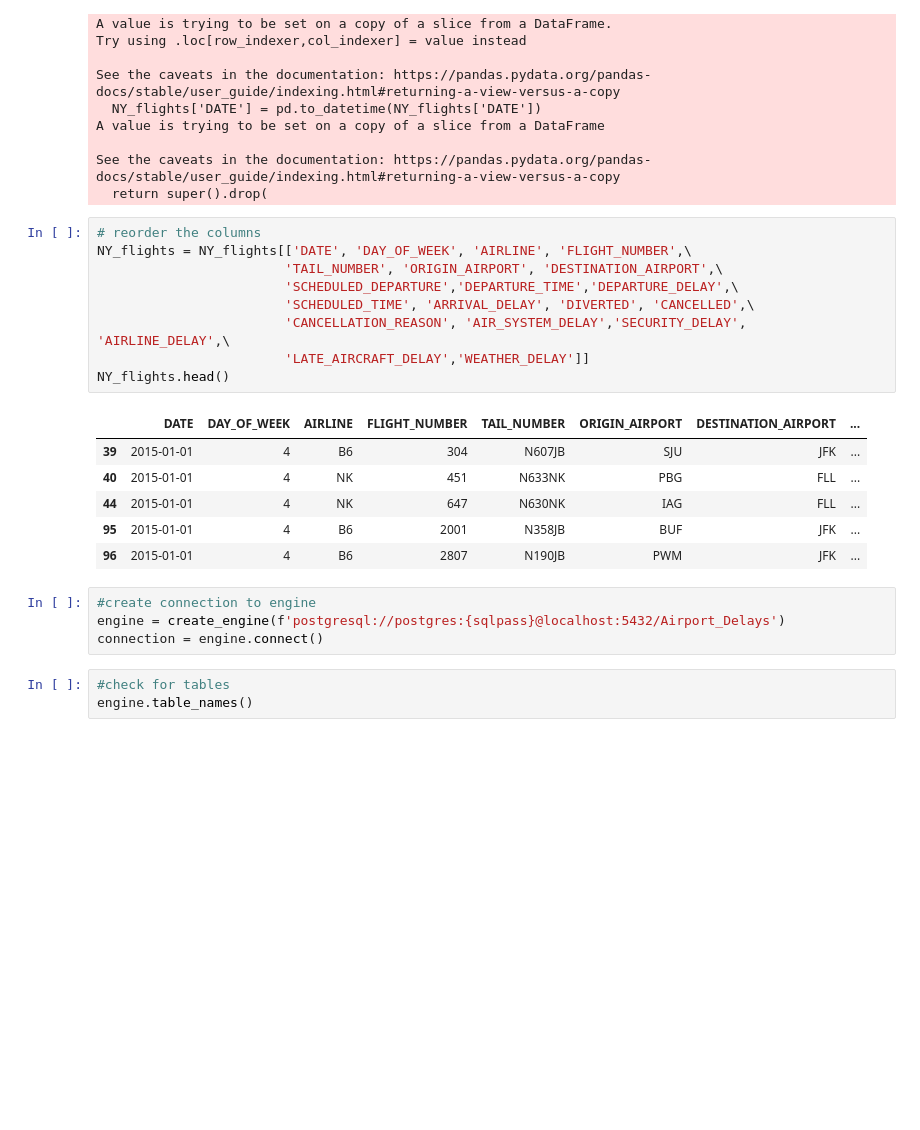
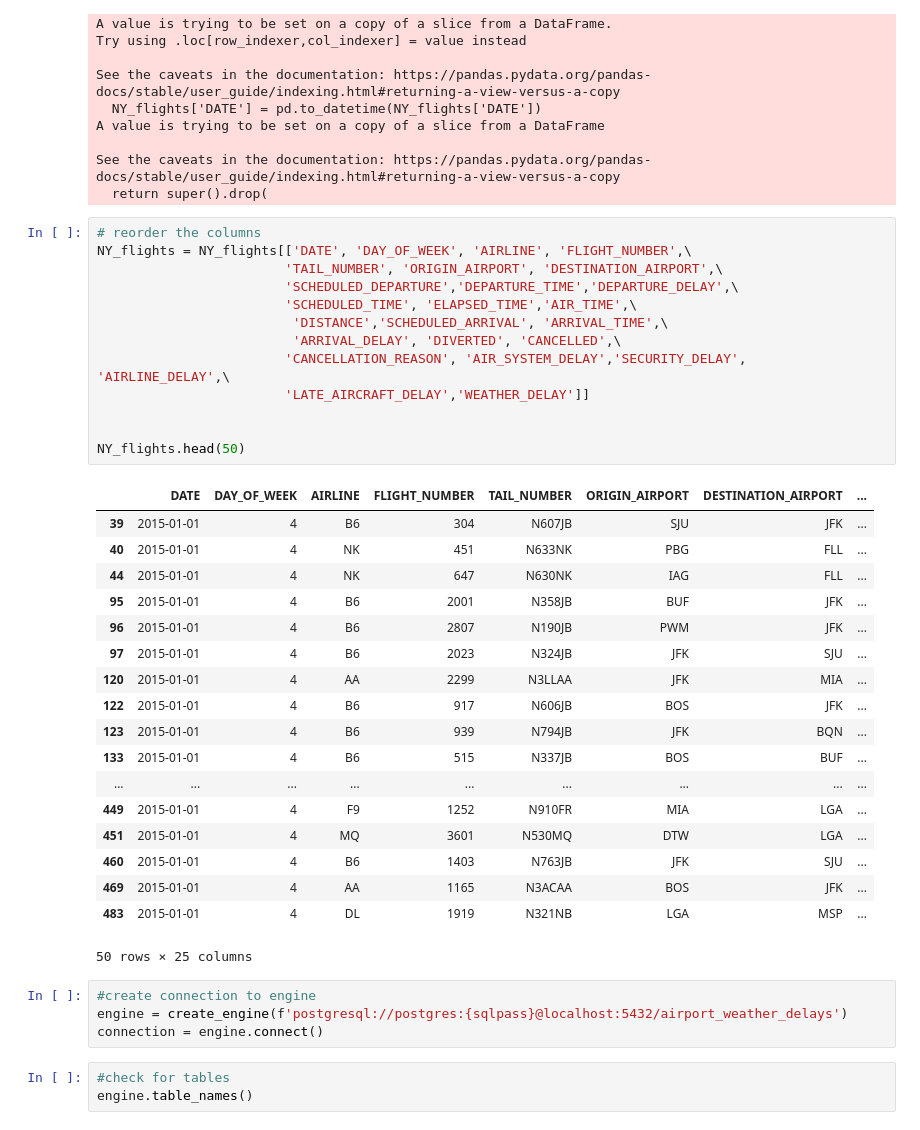
Before and after one commit to KStG1992/ETL_Project, a Jupyter notebook: airport.ipynb, the cells around one changed output. Drawn from its saved outputs; the diff is of its cells as text; blank space fills up the shorter version.

Commit message:
fixed errors on column names

```diff
--- a/airport.ipynb
+++ b/airport.ipynb
@@ -114,22 +107,38 @@ See the caveats in the documentation: https://pandas.pydata.org/pandas-docs/stab
 # %%
 # reorder the columns
 NY_flights = NY_flights[['DATE', 'DAY_OF_WEEK', 'AIRLINE', 'FLIGHT_NUMBER',\
                         'TAIL_NUMBER', 'ORIGIN_AIRPORT', 'DESTINATION_AIRPORT',\
                         'SCHEDULED_DEPARTURE','DEPARTURE_TIME','DEPARTURE_DELAY',\
-                        'SCHEDULED_TIME', 'ARRIVAL_DELAY', 'DIVERTED', 'CANCELLED',\
+                        'SCHEDULED_TIME', 'ELAPSED_TIME','AIR_TIME',\
+                         'DISTANCE','SCHEDULED_ARRIVAL', 'ARRIVAL_TIME',\
+                         'ARRIVAL_DELAY', 'DIVERTED', 'CANCELLED',\
                         'CANCELLATION_REASON', 'AIR_SYSTEM_DELAY','SECURITY_DELAY', 'AIRLINE_DELAY',\
                         'LATE_AIRCRAFT_DELAY','WEATHER_DELAY']]
-NY_flights.head()
+
+
+NY_flights.head(50)
 # %% [output]
 |  | DATE | DAY_OF_WEEK | AIRLINE | FLIGHT_NUMBER | TAIL_NUMBER | ORIGIN_AIRPORT | DESTINATION_AIRPORT | ... |
 | 39 | 2015-01-01 | 4 | B6 | 304 | N607JB | SJU | JFK | ... |
 | 40 | 2015-01-01 | 4 | NK | 451 | N633NK | PBG | FLL | ... |
 | 44 | 2015-01-01 | 4 | NK | 647 | N630NK | IAG | FLL | ... |
 | 95 | 2015-01-01 | 4 | B6 | 2001 | N358JB | BUF | JFK | ... |
 | 96 | 2015-01-01 | 4 | B6 | 2807 | N190JB | PWM | JFK | ... |
+| 97 | 2015-01-01 | 4 | B6 | 2023 | N324JB | JFK | SJU | ... |
+| 120 | 2015-01-01 | 4 | AA | 2299 | N3LLAA | JFK | MIA | ... |
+| 122 | 2015-01-01 | 4 | B6 | 917 | N606JB | BOS | JFK | ... |
+| 123 | 2015-01-01 | 4 | B6 | 939 | N794JB | JFK | BQN | ... |
+| 133 | 2015-01-01 | 4 | B6 | 515 | N337JB | BOS | BUF | ... |
+| ... | ... | ... | ... | ... | ... | ... | ... | ... |
+| 449 | 2015-01-01 | 4 | F9 | 1252 | N910FR | MIA | LGA | ... |
+| 451 | 2015-01-01 | 4 | MQ | 3601 | N530MQ | DTW | LGA | ... |
+| 460 | 2015-01-01 | 4 | B6 | 1403 | N763JB | JFK | SJU | ... |
+| 469 | 2015-01-01 | 4 | AA | 1165 | N3ACAA | BOS | JFK | ... |
+| 483 | 2015-01-01 | 4 | DL | 1919 | N321NB | LGA | MSP | ... |
+50 rows × 25 columns
 # %%
 #create connection to engine
-engine = create_engine(f'postgresql://postgres:{sqlpass}@localhost:5432/Airport_Delays')
+engine = create_engine(f'postgresql://postgres:{sqlpass}@localhost:5432/airport_weather_delays')
 connection = engine.connect()
 # %%
 #check for tables
```
Also changed, not shown: parts of 2 cells of this notebook, 2 other files.
